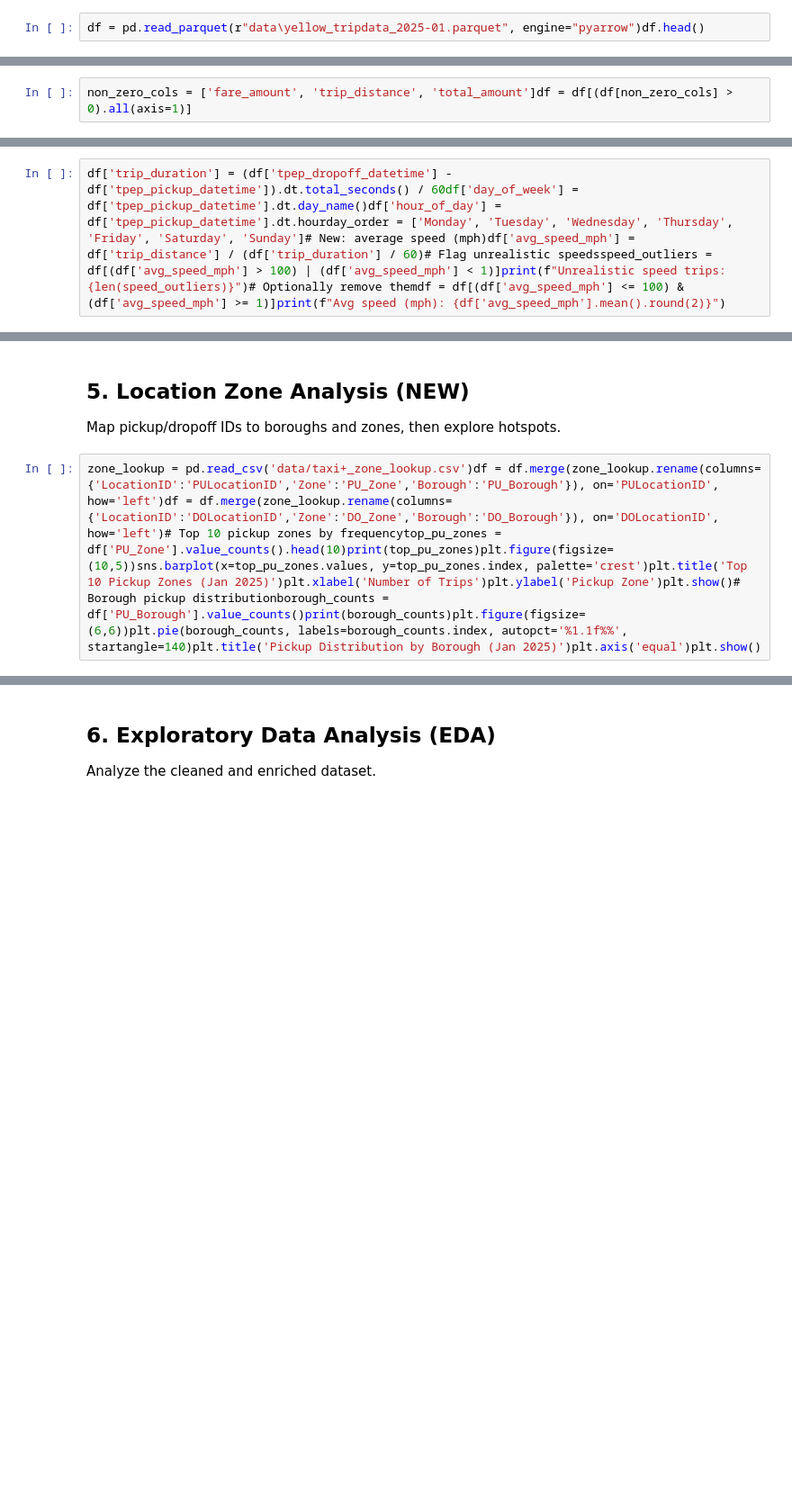
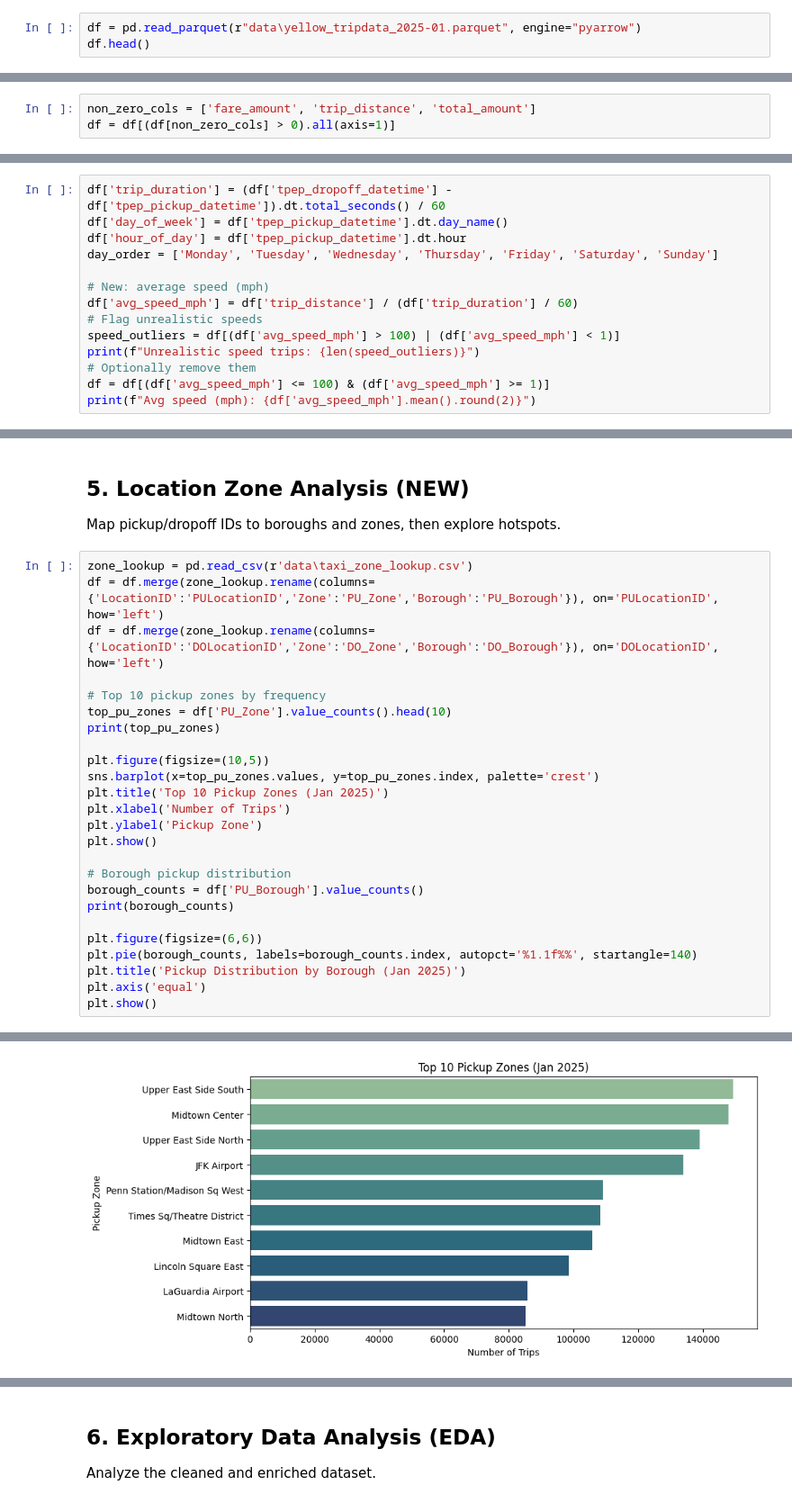
Before and after one commit to safoisgod/NYC-Yellow-Taxi-Trip, a Jupyter notebook: newanalysis.ipynb, the cells around one changed output, grey strips where cells are left out. Shown: that part at 90% size. Cells and saved outputs as stored; diff of their text form; blank space fills up the shorter version.

```diff
--- a/newanalysis.ipynb
+++ b/newanalysis.ipynb
@@ -18,4 +15,5 @@ plt.style.use('seaborn')
 
 Load the dataset and display the first few rows to understand its structure.
 # %%
-df = pd.read_parquet(r"data\yellow_tripdata_2025-01.parquet", engine="pyarrow")df.head()
+df = pd.read_parquet(r"data\yellow_tripdata_2025-01.parquet", engine="pyarrow")
+df.head()
@@ -52,5 +113,6 @@ numeric_cols = df.select_dtypes(include=[np.number]).columnsfor col in numeric_c
 
 Filter out rows where key fields are zero.
 # %%
-non_zero_cols = ['fare_amount', 'trip_distance', 'total_amount']df = df[(df[non_zero_cols] > 0).all(axis=1)]
+non_zero_cols = ['fare_amount', 'trip_distance', 'total_amount']
+df = df[(df[non_zero_cols] > 0).all(axis=1)]
 # %% [markdown]
@@ -68,4 +179,16 @@ vendor_dict = {1: 'Creative Mobile', 2: 'Curb Mobility', 6: 'Myle Tech', 7: 'Hel
 
 Create new columns for trip duration, day/hour information, and speed.
 # %%
-df['trip_duration'] = (df['tpep_dropoff_datetime'] - df['tpep_pickup_datetime']).dt.total_seconds() / 60df['day_of_week'] = df['tpep_pickup_datetime'].dt.day_name()df['hour_of_day'] = df['tpep_pickup_datetime'].dt.hourday_order = ['Monday', 'Tuesday', 'Wednesday', 'Thursday', 'Friday', 'Saturday', 'Sunday']# New: average speed (mph)df['avg_speed_mph'] = df['trip_distance'] / (df['trip_duration'] / 60)# Flag unrealistic speedsspeed_outliers = df[(df['avg_speed_mph'] > 100) | (df['avg_speed_mph'] < 1)]print(f"Unrealistic speed trips: {len(speed_outliers)}")# Optionally remove themdf = df[(df['avg_speed_mph'] <= 100) & (df['avg_speed_mph'] >= 1)]print(f"Avg speed (mph): {df['avg_speed_mph'].mean().round(2)}")
+df['trip_duration'] = (df['tpep_dropoff_datetime'] - df['tpep_pickup_datetime']).dt.total_seconds() / 60
+df['day_of_week'] = df['tpep_pickup_datetime'].dt.day_name()
+df['hour_of_day'] = df['tpep_pickup_datetime'].dt.hour
+day_order = ['Monday', 'Tuesday', 'Wednesday', 'Thursday', 'Friday', 'Saturday', 'Sunday']
+
+# New: average speed (mph)
+df['avg_speed_mph'] = df['trip_distance'] / (df['trip_duration'] / 60)
+# Flag unrealistic speeds
+speed_outliers = df[(df['avg_speed_mph'] > 100) | (df['avg_speed_mph'] < 1)]
+print(f"Unrealistic speed trips: {len(speed_outliers)}")
+# Optionally remove them
+df = df[(df['avg_speed_mph'] <= 100) & (df['avg_speed_mph'] >= 1)]
+print(f"Avg speed (mph): {df['avg_speed_mph'].mean().round(2)}")
@@ -74,4 +200,28 @@ df['trip_duration'] = (df['tpep_dropoff_datetime'] - df['tpep_pickup_datetime'])
 
 Map pickup/dropoff IDs to boroughs and zones, then explore hotspots.
 # %%
-zone_lookup = pd.read_csv('data/taxi+_zone_lookup.csv')df = df.merge(zone_lookup.rename(columns={'LocationID':'PULocationID','Zone':'PU_Zone','Borough':'PU_Borough'}), on='PULocationID', how='left')df = df.merge(zone_lookup.rename(columns={'LocationID':'DOLocationID','Zone':'DO_Zone','Borough':'DO_Borough'}), on='DOLocationID', how='left')# Top 10 pickup zones by frequencytop_pu_zones = df['PU_Zone'].value_counts().head(10)print(top_pu_zones)plt.figure(figsize=(10,5))sns.barplot(x=top_pu_zones.values, y=top_pu_zones.index, palette='crest')plt.title('Top 10 Pickup Zones (Jan 2025)')plt.xlabel('Number of Trips')plt.ylabel('Pickup Zone')plt.show()# Borough pickup distributionborough_counts = df['PU_Borough'].value_counts()print(borough_counts)plt.figure(figsize=(6,6))plt.pie(borough_counts, labels=borough_counts.index, autopct='%1.1f%%', startangle=140)plt.title('Pickup Distribution by Borough (Jan 2025)')plt.axis('equal')plt.show()
+zone_lookup = pd.read_csv(r'data\taxi_zone_lookup.csv')
+df = df.merge(zone_lookup.rename(columns={'LocationID':'PULocationID','Zone':'PU_Zone','Borough':'PU_Borough'}), on='PULocationID', how='left')
+df = df.merge(zone_lookup.rename(columns={'LocationID':'DOLocationID','Zone':'DO_Zone','Borough':'DO_Borough'}), on='DOLocationID', how='left')
+
+# Top 10 pickup zones by frequency
+top_pu_zones = df['PU_Zone'].value_counts().head(10)
+print(top_pu_zones)
+
+plt.figure(figsize=(10,5))
+sns.barplot(x=top_pu_zones.values, y=top_pu_zones.index, palette='crest')
+plt.title('Top 10 Pickup Zones (Jan 2025)')
+plt.xlabel('Number of Trips')
+plt.ylabel('Pickup Zone')
+plt.show()
+
+# Borough pickup distribution
+borough_counts = df['PU_Borough'].value_counts()
+print(borough_counts)
+
+plt.figure(figsize=(6,6))
+plt.pie(borough_counts, labels=borough_counts.index, autopct='%1.1f%%', startangle=140)
+plt.title('Pickup Distribution by Borough (Jan 2025)')
+plt.axis('equal')
+plt.show()
+# %% [output]
@@ -77,0 +243 @@ zone_lookup = pd.read_csv('data/taxi+_zone_lookup.csv')df = df.merge(zone_lookup
+[figure, added]
```
Also changed, not shown: parts of 19 cells of this notebook.
